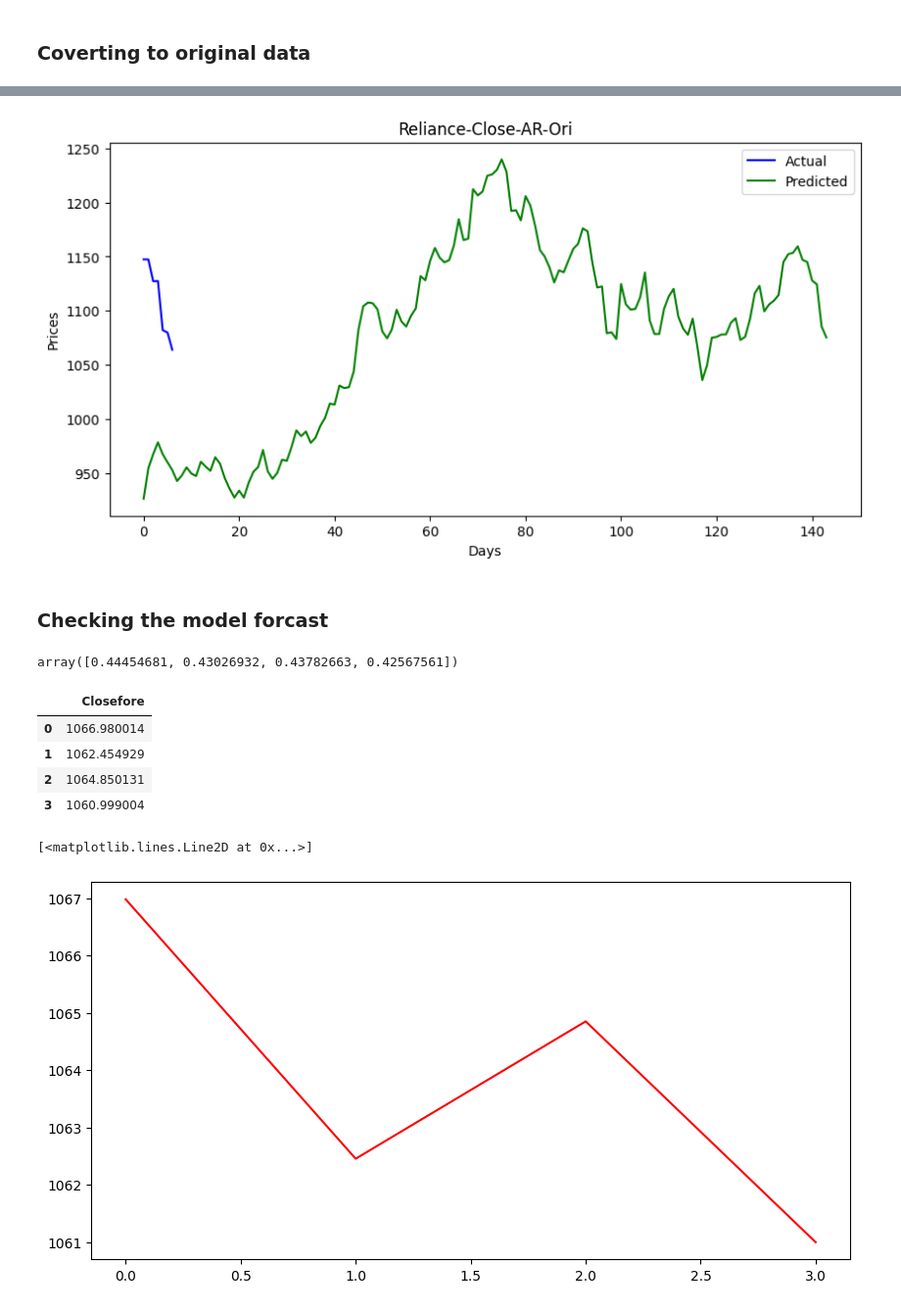
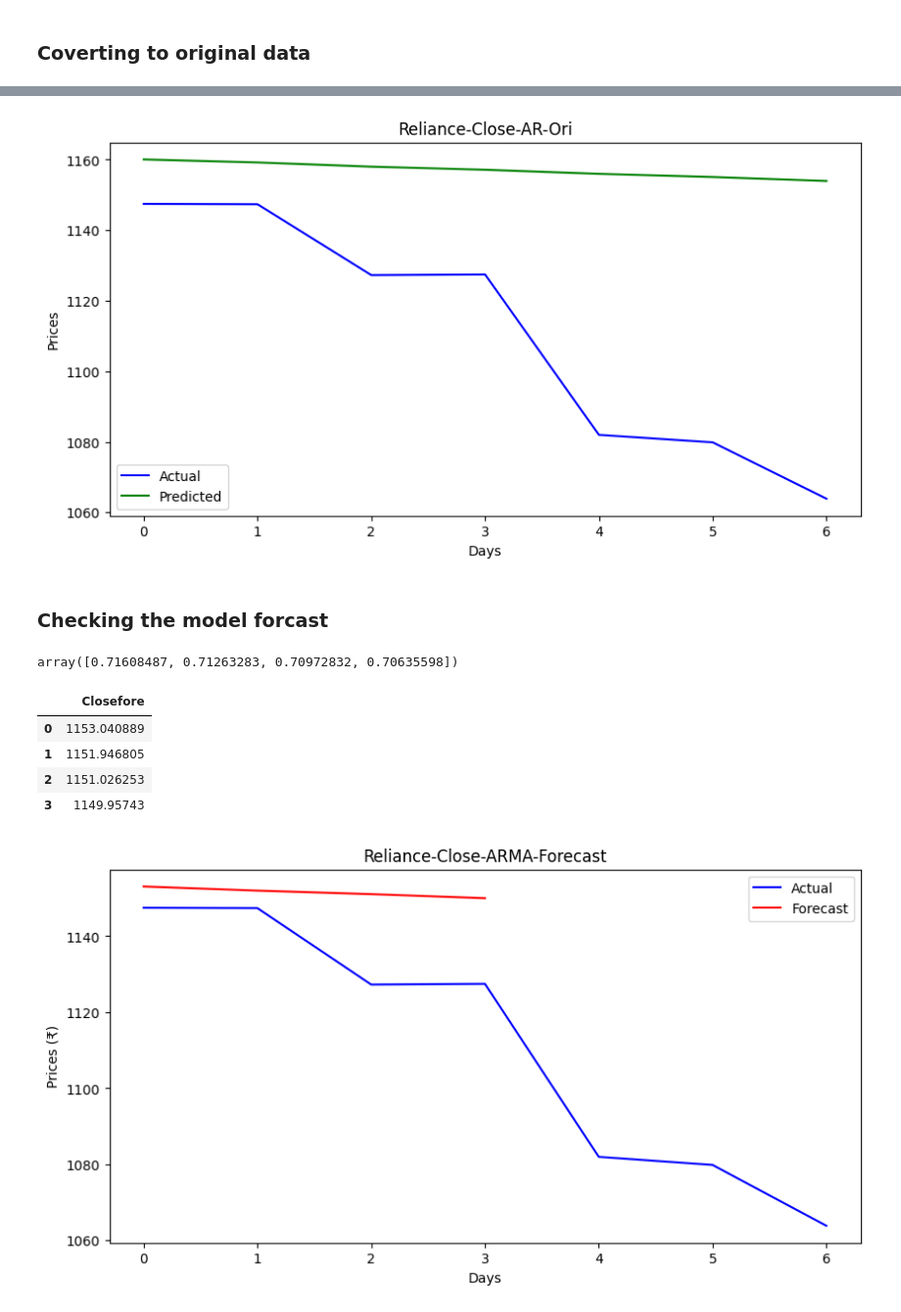
Before and after one commit to gowriabinesh-ds/Time-Series-Analysis, a Jupyter notebook: SARIMAX/Close-SARIMA.ipynb, the cells around one changed output, grey strips where cells are left out. Shown at 98% size. Cells and saved outputs as stored; diff of their text form; code cells hidden in the pictures.

```diff
--- a/SARIMAX/Close-SARIMA.ipynb
+++ b/SARIMAX/Close-SARIMA.ipynb
@@ -159,15 +161,15 @@ from stockFunctions import rmsemape
 i = (2, 0, 1)
 
 # Build model
-model = SARIMAX(data1, order=i, seasonal_order=(0,0,0,12))
+model = SARIMAX(X_train, order=i, seasonal_order=(0,0,0,12))
 model_fit = model.fit()
 
 # Make prediction
-y_pred = model_fit.predict(start=0, end=len(data1)-1)
+y_pred = model_fit.predict(start=training_size, end=len(data1)-1)
 
 # Print results
 print("Order:", i)
-rmsemape(data1, y_pred)
+rmsemape(y_test, y_pred)
 print("************")
 # %% [output]
 Order: (2, 0, 1)
@@ -257,7 +259,7 @@ graph(actual_stock_price_test_oriA,
       "Days",
       "Prices")
 # %% [output]
-[figure, old version]
+[figure, new version]
 # %% [markdown]
 ### Checking the model forcast
 # %%
@@ -265,7 +267,7 @@ forecast = model_fit.predict(len(data1), len(data1)+3)
 # %%
 forecast
 # %% [output]
-array([0.44454681, 0.43026932, 0.43782663, 0.42567561])
+array([0.71608487, 0.71263283, 0.70972832, 0.70635598])
 # %%
 from stockFunctions import conversionSingle
 
@@ -276,17 +278,24 @@ forecast_stock_price_test_oriF = conversionSingle(forecast_stock_price_test_ori,
 forecast_stock_price_test_oriF
 # %% [output]
 |  | Closefore |
-| 0 | 1066.980014 |
-| 1 | 1062.454929 |
-| 2 | 1064.850131 |
-| 3 | 1060.999004 |
+| 0 | 1153.040889 |
+| 1 | 1151.946805 |
+| 2 | 1151.026253 |
+| 3 | 1149.95743 |
 # %%
 forecast_stock_price_test_oriF.to_csv("CloseSARIMA.csv", index=False)
 # %%
 import matplotlib.pyplot as plt
 plt.figure(figsize=(10,5))
-plt.plot(actual_stock_price_test_oriA[116:144], color = 'blue', label="Actual")
-plt.plot(forecast_stock_price_test_oriF, color = 'red', label="Predicted")
+
+# actual_stock_price_test_oriA has only 6 rows (index 0-5), so no slicing needed
+plt.plot(actual_stock_price_test_oriA.values, color='blue', label="Actual")
+plt.plot(forecast_stock_price_test_oriF.values, color='red', label="Forecast")
+
+plt.title("Reliance-Close-ARMA-Forecast")
+plt.xlabel("Days")
+plt.ylabel("Prices (₹)")
+plt.legend()
+plt.show()
 # %% [output]
-[<matplotlib.lines.Line2D at 0x...>]
-[figure, old version]
+[figure, new version]
```
Also changed, not shown: parts of 11 cells of this notebook.
